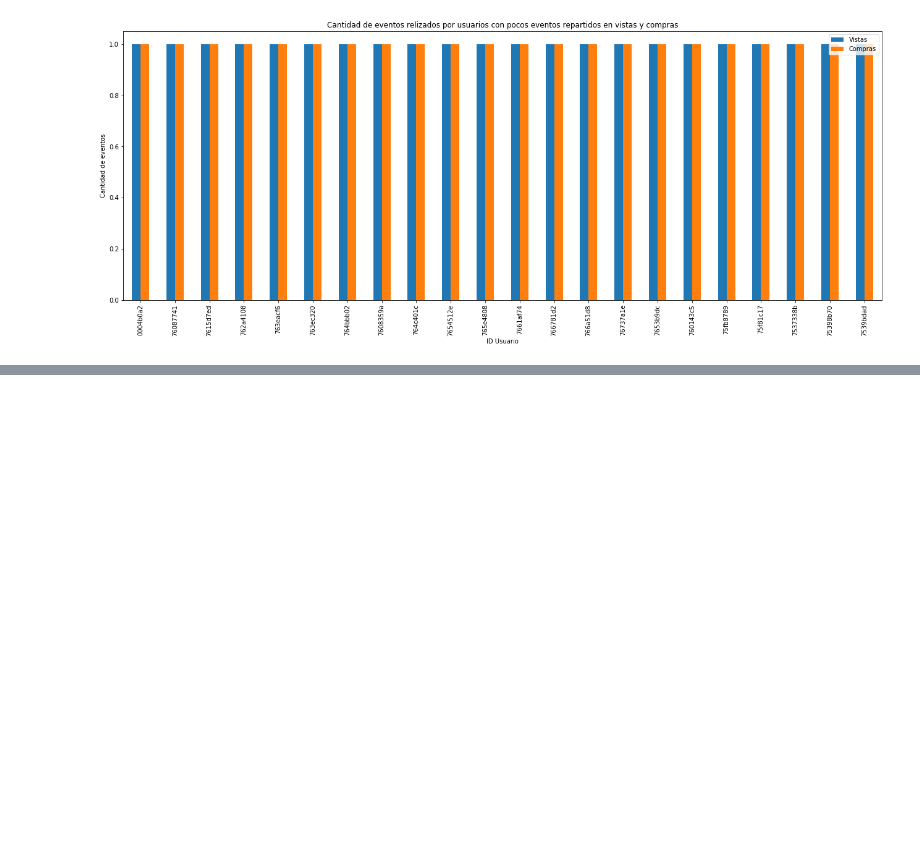
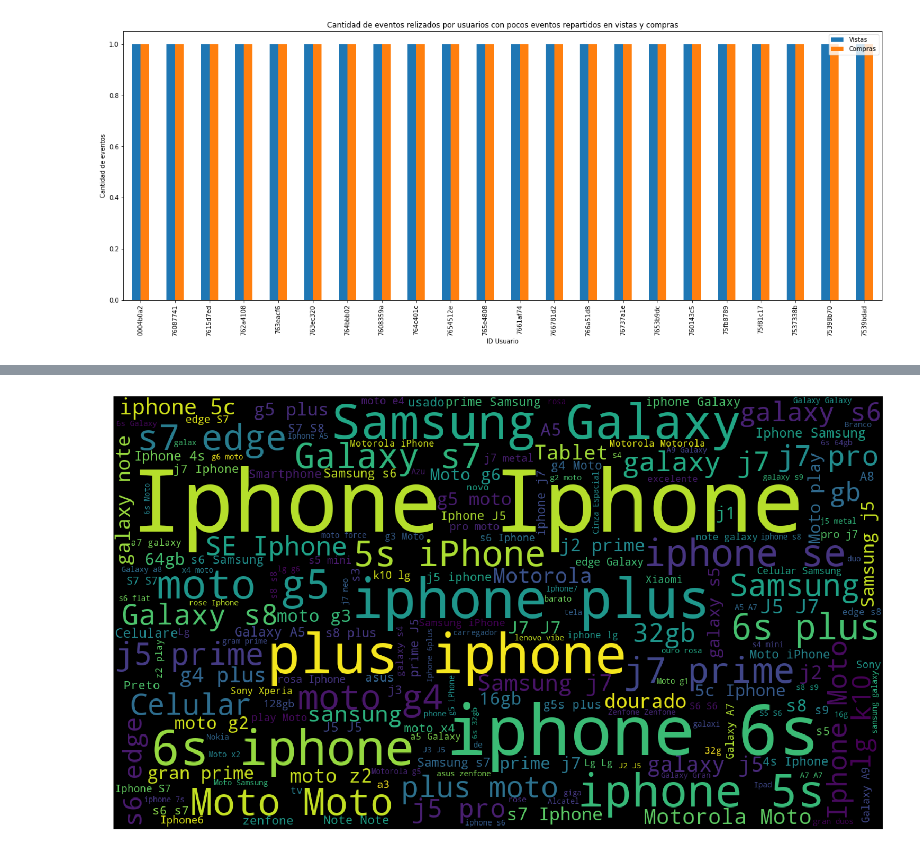
Before and after one commit to Memphis14F/datosTp1, a Jupyter notebook: TP 1.ipynb, the cells around one changed output, grey strips where cells are left out. Drawn from its saved outputs; the diff is of its cells as text; code cells hidden in the pictures; blank space fills up the shorter version.

```diff
--- a/TP 1.ipynb
+++ b/TP 1.ipynb
@@ -884,0 +911,5 @@ ax.legend(['Vistas', 'Compras']);
+# %%
+#Agrupamos por person y search_term para eliminar duplicados
+busquedas_agrupadas = busquedas.groupby(['person','search_term']).count()['event'].reset_index()
+busquedas_agrupadas.drop('event', axis=1, inplace=True)
+busquedas_agrupadas.describe()
@@ -884,0 +922,9 @@ ax.legend(['Vistas', 'Compras']);
+# %%
+#De 48967 busquedas se agruparon en 20647
+wordcloud_agrupadas = WordCloud(width=1366, height=768).generate(' '.join(busquedas_agrupadas.search_term))
+plt.figure(figsize=(30,15))
+plt.imshow(wordcloud_agrupadas)
+plt.axis("off")
+plt.show()
+# %% [output]
+[figure, added]
```
Also changed, not shown: parts of 22 cells of this notebook.
